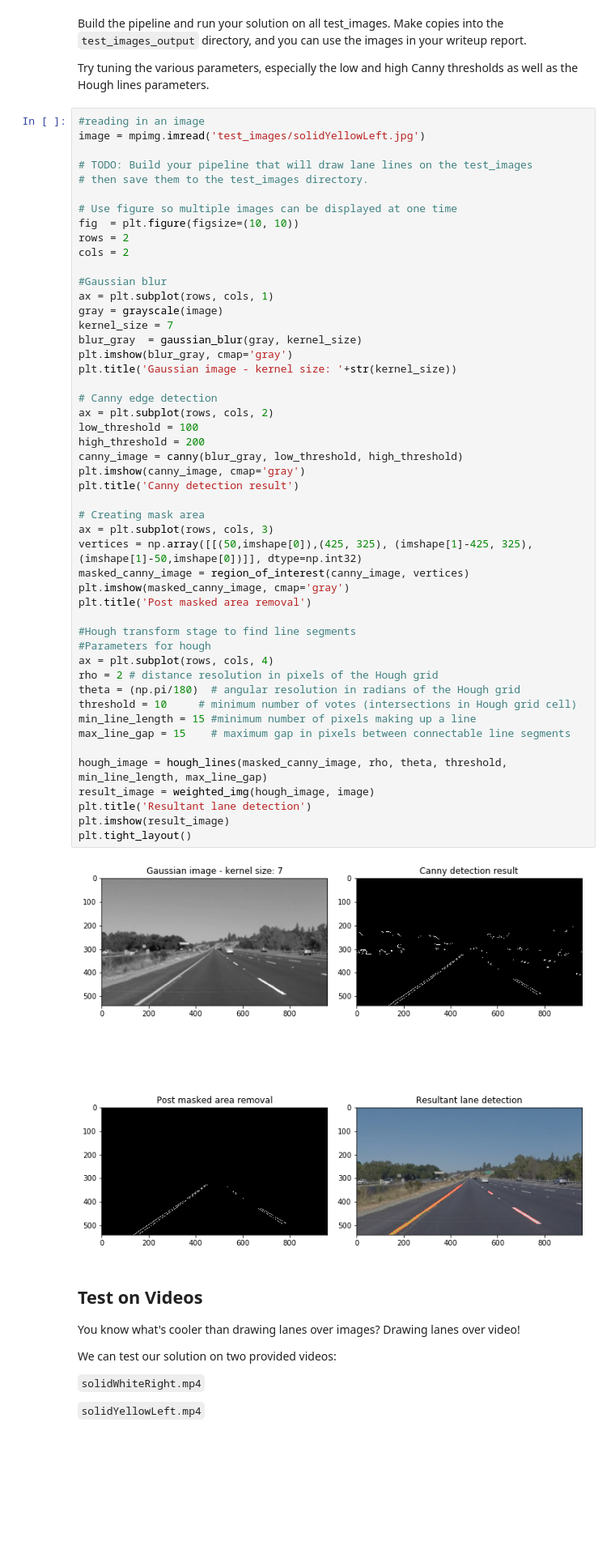
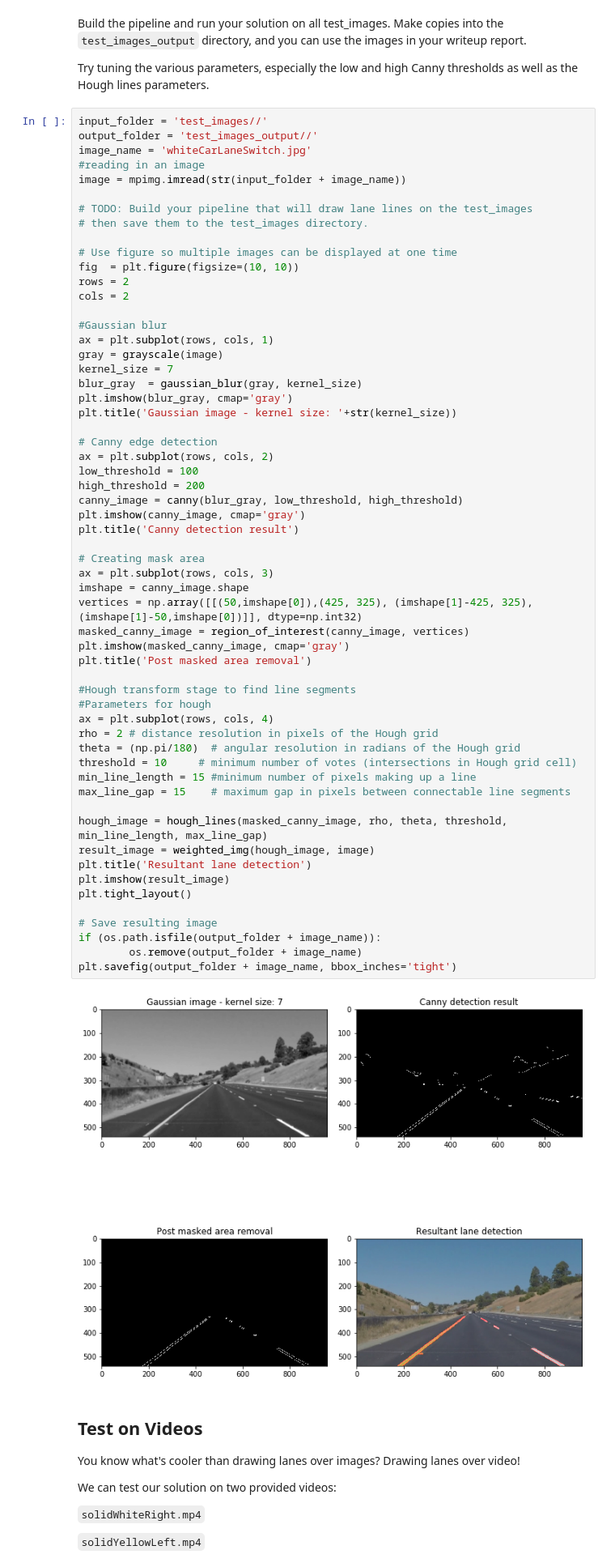
Before and after one commit to willog11/UdacityCarND-LaneLines-Proj1, a Jupyter notebook: P1.ipynb, the cells around one changed output. Shown at 81% size. Cells and saved outputs as stored; diff of their text form; blank space fills up the shorter version.

Commit message:
Removing pngs and committing jpgs Adding code for saving images

```diff
--- a/P1.ipynb
+++ b/P1.ipynb
@@ -193,8 +193,11 @@ Build the pipeline and run your solution on all test_images. Make copies into th
 
 Try tuning the various parameters, especially the low and high Canny thresholds as well as the Hough lines parameters.
 # %%
+input_folder = 'test_images//'
+output_folder = 'test_images_output//'
+image_name = 'whiteCarLaneSwitch.jpg'
 #reading in an image
-image = mpimg.imread('test_images/solidYellowLeft.jpg')
+image = mpimg.imread(str(input_folder + image_name))
 
 # TODO: Build your pipeline that will draw lane lines on the test_images
 # then save them to the test_images directory.
@@ -215,34 +218,40 @@ plt.title('Gaussian image - kernel size: '+str(kernel_size))
 # Canny edge detection
 ax = plt.subplot(rows, cols, 2)
 low_threshold = 100
 high_threshold = 200
 canny_image = canny(blur_gray, low_threshold, high_threshold)
 plt.imshow(canny_image, cmap='gray')
 plt.title('Canny detection result')
 
 # Creating mask area
 ax = plt.subplot(rows, cols, 3)
+imshape = canny_image.shape
 vertices = np.array([[(50,imshape[0]),(425, 325), (imshape[1]-425, 325), (imshape[1]-50,imshape[0])]], dtype=np.int32)
 masked_canny_image = region_of_interest(canny_image, vertices)
 plt.imshow(masked_canny_image, cmap='gray')
 plt.title('Post masked area removal')
 
 #Hough transform stage to find line segments
 #Parameters for hough
 ax = plt.subplot(rows, cols, 4)
 rho = 2 # distance resolution in pixels of the Hough grid
 theta = (np.pi/180)  # angular resolution in radians of the Hough grid
 threshold = 10     # minimum number of votes (intersections in Hough grid cell)
 min_line_length = 15 #minimum number of pixels making up a line
 max_line_gap = 15    # maximum gap in pixels between connectable line segments
 
 hough_image = hough_lines(masked_canny_image, rho, theta, threshold, min_line_length, max_line_gap)
 result_image = weighted_img(hough_image, image)
 plt.title('Resultant lane detection')
 plt.imshow(result_image)
 plt.tight_layout()
+
+# Save resulting image
+if (os.path.isfile(output_folder + image_name)):
+        os.remove(output_folder + image_name)
+plt.savefig(output_folder + image_name, bbox_inches='tight')
 # %% [output]
-[figure, old version]
+[figure, new version]
 # %% [markdown]
 ## Test on Videos
 
```
Also changed, not shown: 12 other files.
